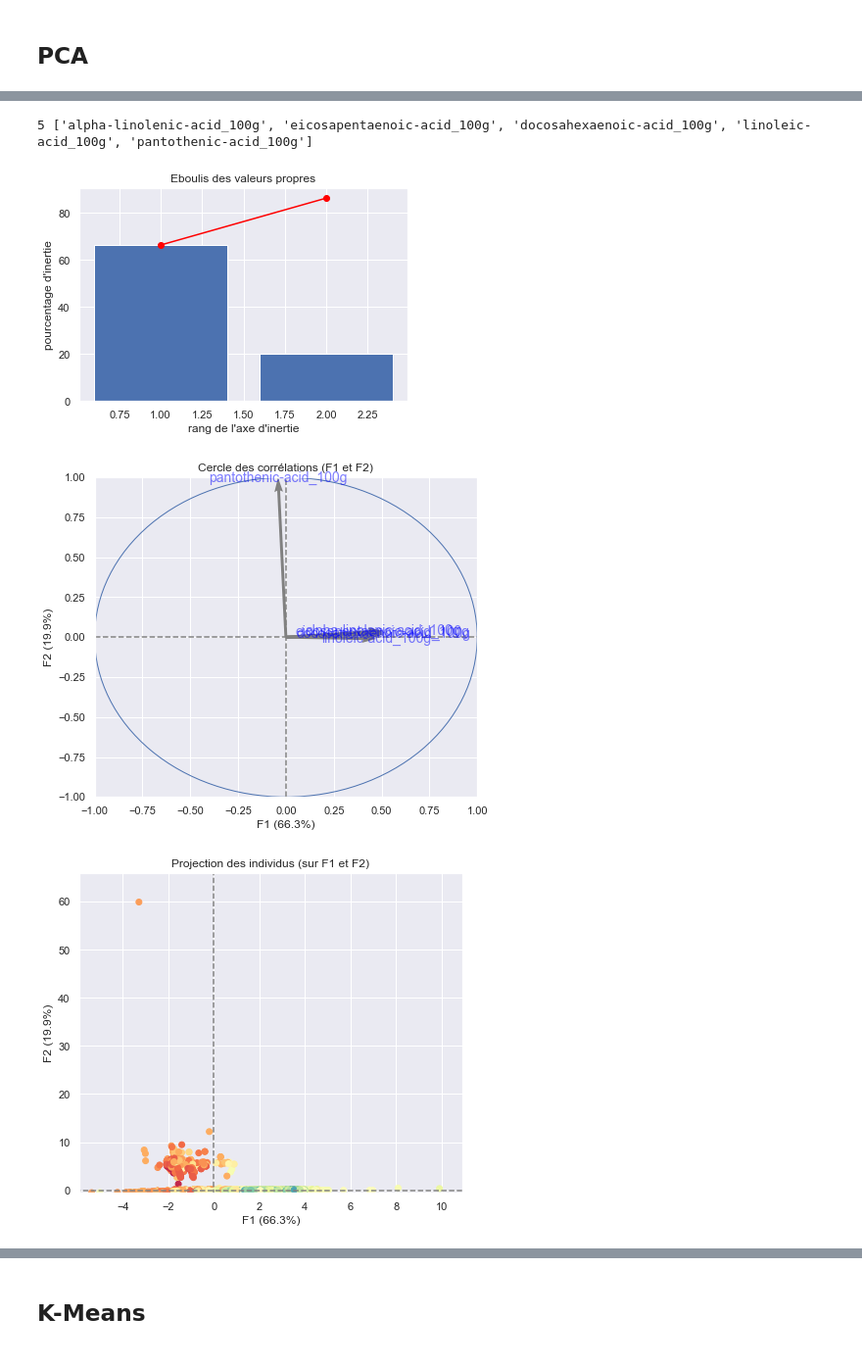
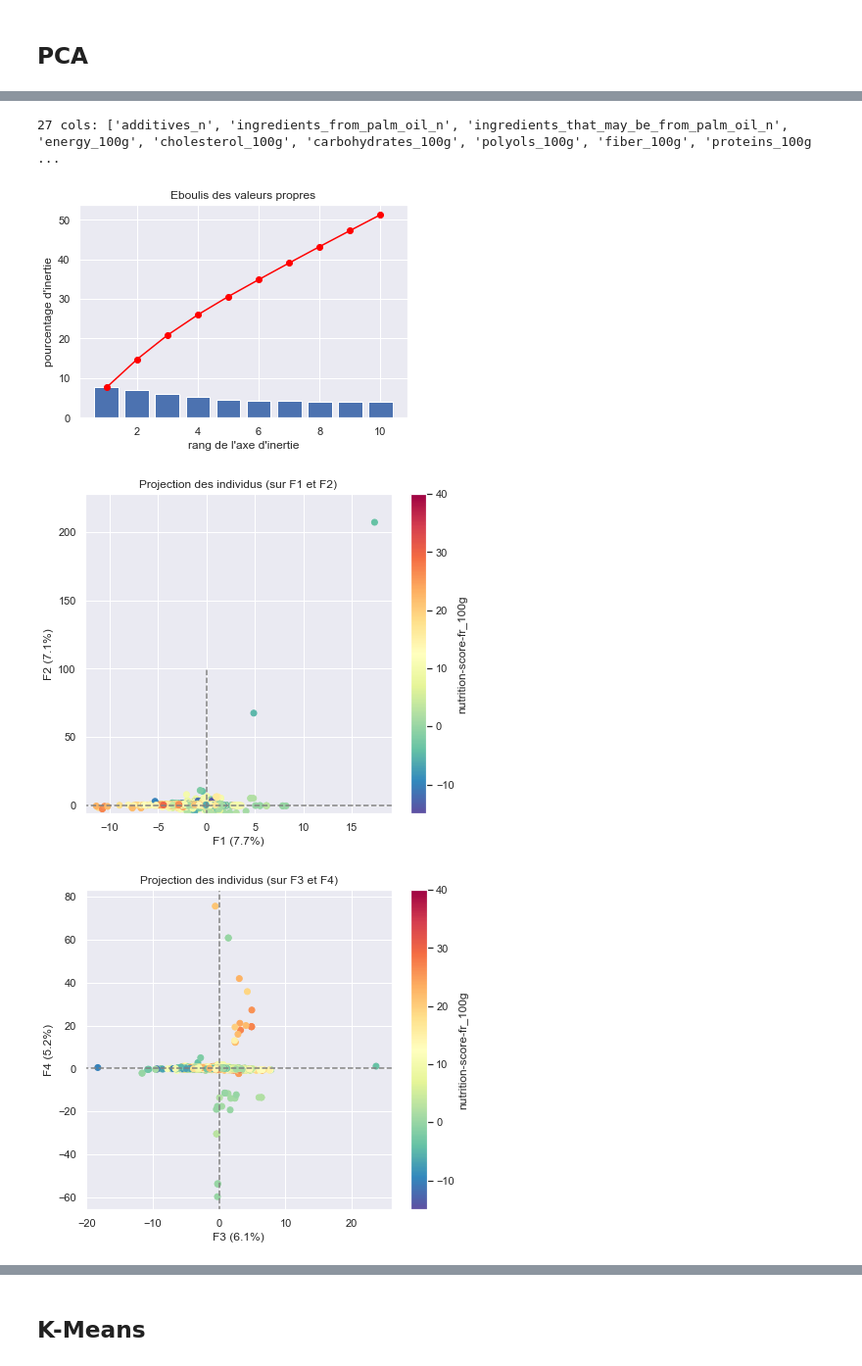
Before and after one commit to DrHadiNono/Notebooks-OC, a Jupyter notebook: Projets/P3/p3_pandas.ipynb, the cells around one changed output, grey strips where cells are left out. Shown at 98% size. Saved outputs shown, nothing was run; the diff lists cells and outputs as text; code cells hidden in the pictures.

```diff
--- a/Projets/P3/p3_pandas.ipynb
+++ b/Projets/P3/p3_pandas.ipynb
@@ -313,0 +329,7 @@ pcs = PCA(X, cols, 2, annotation='nutrition-score-fr_100g')
+# %%
+# Choix des colonnes à réduire
+cols = [col for col in df.columns.tolist() if 'fat' in col or 'acid' in col]
+print(len(cols), 'cols:',cols[:100])
+
+pcs = PCA(X, 2, cols, continuous_illustrative_var=X['nutrition-score-fr_100g'], enable_display_circles=False)
+compressed = pd.concat([compressed, PCA_Compression(X, pcs, cols, 'fatcids')], axis=1)
@@ -313,0 +340,7 @@ pcs = PCA(X, cols, 2, annotation='nutrition-score-fr_100g')
+# %%
+# Choix des colonnes à réduire
+cols = [col for col in df.columns.tolist() if col in ['fluoride_100g', 'iodine_100g', 'salt_100g', 'sodium_100g']]
+print(len(cols), 'cols:',cols[:100])
+
+pcs = PCA(X, 2, cols, continuous_illustrative_var=X['nutrition-score-fr_100g'], enable_display_circles=False)
+compressed = pd.concat([compressed, PCA_Compression(X, pcs, cols, 'salts')], axis=1)
@@ -314,7 +351,9 @@ pcs = PCA(X, cols, 2, annotation='nutrition-score-fr_100g')
 # %%
 # Choix des colonnes à réduire
-cols = [col for col in df.columns.tolist() if 'fat' in col]
-print(len(cols),cols[:100])
+cols = [col for col in df.columns.tolist() if 'vitamin' in col]
+print(len(cols), 'cols:',cols[:100])
 
-pcs = PCA(X, cols, 2, annotation='nutrition-score-fr_100g')
+pcs = PCA(X, 2, cols, continuous_illustrative_var=X['nutrition-score-fr_100g'], enable_display_circles=False)
+
+compressed = pd.concat([compressed, PCA_Compression(X, pcs, cols, 'vitamins')], axis=1)
 # %% [output]
@@ -325,7 +363,9 @@ pcs = PCA(X, cols, 2, annotation='nutrition-score-fr_100g')
 # %%
 # Choix des colonnes à réduire
-cols = [col for col in df.columns.tolist() if 'ose' in col]
-print(len(cols),cols[:100])
+cols = [col for col in df.columns.tolist() if 'ium' in col and col!='sodium_100g']
+print(len(cols), 'cols:',cols[:100])
 
-pcs = PCA(X, cols, 2, annotation='nutrition-score-fr_100g')
+pcs = PCA(X, 2, cols, continuous_illustrative_var=X['nutrition-score-fr_100g'], enable_display_circles=False)
+
+compressed = pd.concat([compressed, PCA_Compression(X, pcs, cols, 'minerals')], axis=1)
 # %% [output]
@@ -336,11 +375,14 @@ pcs = PCA(X, cols, 2, annotation='nutrition-score-fr_100g')
 # %%
 # Choix des colonnes à réduire
-cols = [col for col in df.columns.tolist() if 'acid' in col]
-print(len(cols),cols[:100])
+cols = colsOfType(df, ['float64','float32'])[:-3]
+cols = [col for col in cols if 'fat' not in col and 'ose' not in col and 'acid' not in col and 'vitamin' not in col and 'ium' not in col and col not in ['fluoride_100g', 'iodine_100g', 'salt_100g''carbohydrates_100g', 'starch_100g', 'sugars_100g']]
+print(len(cols), 'cols:',cols[:100])
 
-pcs = PCA(X, cols, 2, annotation='nutrition-score-fr_100g')
+pcs = PCA(X, 10, cols, continuous_illustrative_var=X['nutrition-score-fr_100g'], enable_display_circles=False)
+
+compressed = pd.concat([compressed, PCA_Compression(X, pcs, cols)], axis=1)
 # %% [output]
-5 ['alpha-linolenic-acid_100g', 'eicosapentaenoic-acid_100g', 'docosahexaenoic-acid_100g', 'linoleic-acid_100g', 'pantothenic-acid_100g']
+27 cols: ['additives_n', 'ingredients_from_palm_oil_n', 'ingredients_that_may_be_from_palm_oil_n', 'energy_100g', 'cholesterol_100g', 'carbohydrates_100g', 'polyols_100g', 'fiber_100g', 'proteins_100g ...
-[figure, old version]
+[figure, new version]
-[figure, old version]
+[figure, new version]
-[figure, old version]
+[figure, new version]
```
Also changed, not shown: parts of 107 cells of this notebook, 6 other files.
